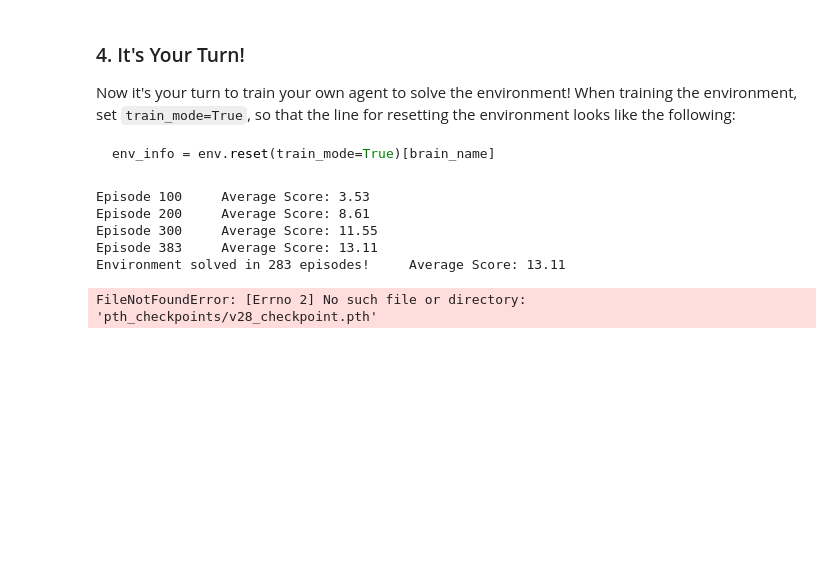
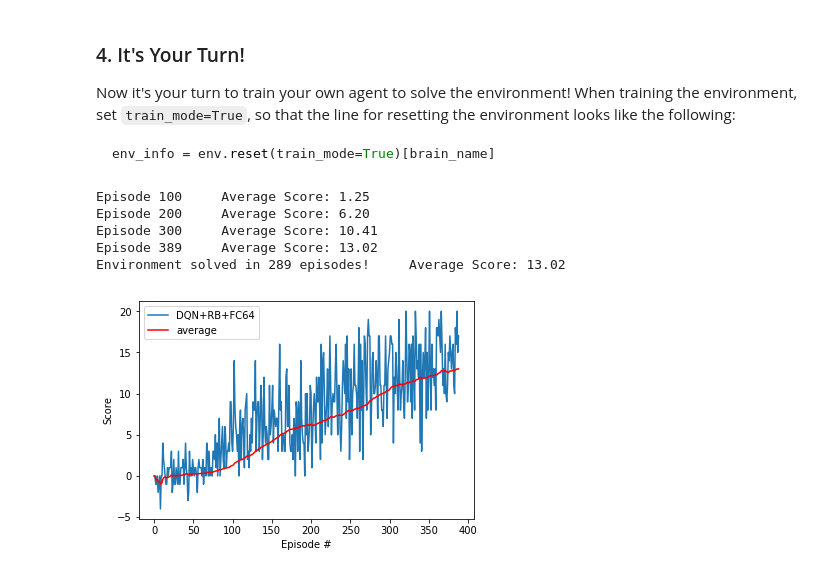
Before and after one commit to sunilnandihalli/drnld-p1, a Jupyter notebook: Navigation.ipynb, the cells around one changed output. Cells and saved outputs as stored; diff of their text form; code cells hidden in the pictures; blank space fills up the shorter version.

```diff
--- a/Navigation.ipynb
+++ b/Navigation.ipynb
@@ -133,7 +133,7 @@ env_info = env.reset(train_mode=True)[brain_name]
 # %%
 
 def dqn(n_episodes=2000, max_t=1000, eps_start=1.0, eps_end=0.01, eps_decay=0.995, train_mode=True,
-        ckpt_path='pth_checkpoints/checkpoint.pth'):
+        ckpt_path='banana_checkpoint.pth'):
     """Deep Q-Learning.
 
     Params
@@ -180,24 +180,24 @@ def dqn(n_episodes=2000, max_t=1000, eps_start=1.0, eps_end=0.01, eps_decay=0.99
             break
     return scores, moving_avgs
 # %%
-agent = Agent(state_size=state_size, action_size=action_size, seed=0, use_double=False, use_dueling=False)
-scores, avgs = dqn(n_episodes=600, eps_decay=0.98, eps_end=0.02, ckpt_path='pth_checkpoints/v28_checkpoint.pth')
+agent = Agent(state_size=state_size, action_size=action_size, seed=0)
+scores, avgs = dqn(n_episodes=600, eps_decay=0.98, eps_end=0.02, ckpt_path='banana_checkpoint.pth')
 
 # plot the scores
 fig = plt.figure()
 ax = fig.add_subplot(111)
 plt.plot(np.arange(len(scores)), scores, label='DQN+RB+FC64')
 plt.plot(np.arange(len(scores)), avgs, c='r', label='average')
 plt.ylabel('Score')
 plt.xlabel('Episode #')
 plt.legend(loc='upper left');
 plt.show()
 # %% [output]
-Episode 100     Average Score: 3.53
-Episode 200     Average Score: 8.61
-Episode 300     Average Score: 11.55
-Episode 383     Average Score: 13.11
-Environment solved in 283 episodes!     Average Score: 13.11
+Episode 100     Average Score: 1.25
+Episode 200     Average Score: 6.20
+Episode 300     Average Score: 10.41
+Episode 389     Average Score: 13.02
+Environment solved in 289 episodes!     Average Score: 13.02
-FileNotFoundError: [Errno 2] No such file or directory: 'pth_checkpoints/v28_checkpoint.pth'
+[figure, added]
 # %%
 env.close()
```
Also changed, not shown: parts of 2 cells of this notebook, 5 other files.
